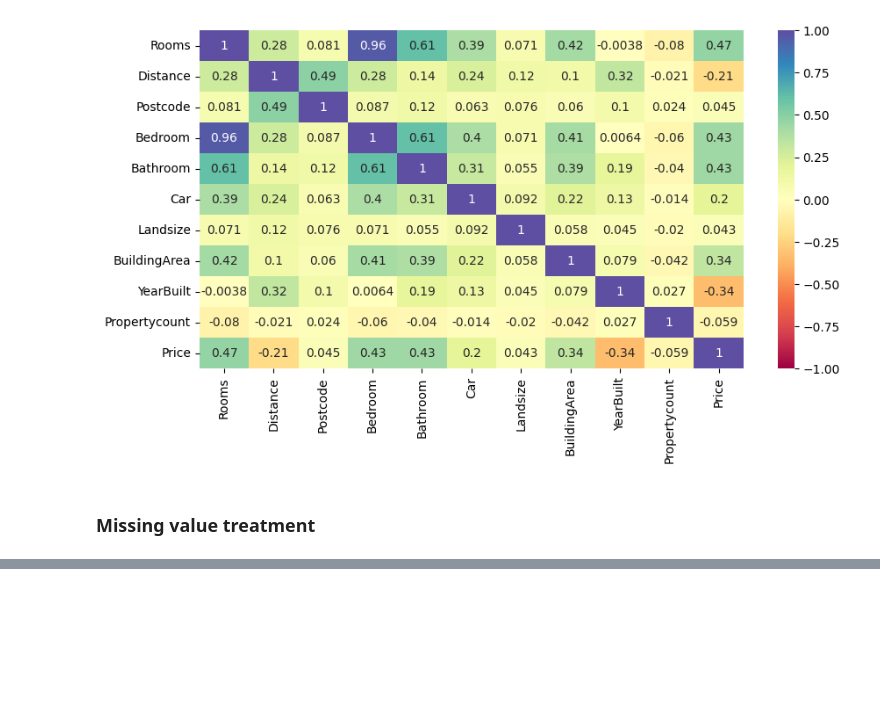
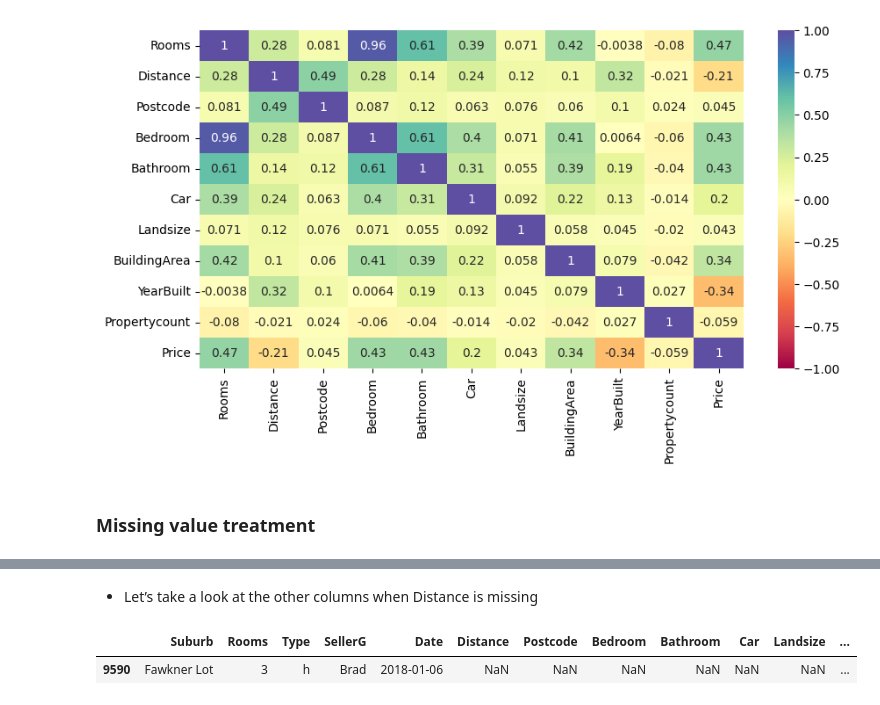
Before and after one commit to Nnaemeka-ch/Melbourne_Housing_Analysis, a Jupyter notebook: Melbourne_housing.ipynb, the cells around one changed output, grey strips where cells are left out. Saved outputs shown, nothing was run; the diff lists cells and outputs as text; code cells hidden in the pictures; blank space fills up the shorter version.

```diff
--- a/Melbourne_housing.ipynb
+++ b/Melbourne_housing.ipynb
@@ -442,0 +463,7 @@ plt.show()
+# %% [markdown]
+* Let’s take a look at the other columns when Distance is missing
+# %%
+df.loc[df['Distance'].isnull()]
+# %% [output]
+|  | Suburb | Rooms | Type | SellerG | Date | Distance | Postcode | Bedroom | Bathroom | Car | Landsize | ... |
+| 9590 | Fawkner Lot | 3 | h | Brad | 2018-01-06 | NaN | NaN | NaN | NaN | NaN | NaN | ... |
```
Also changed, not shown: parts of 17 cells of this notebook.
